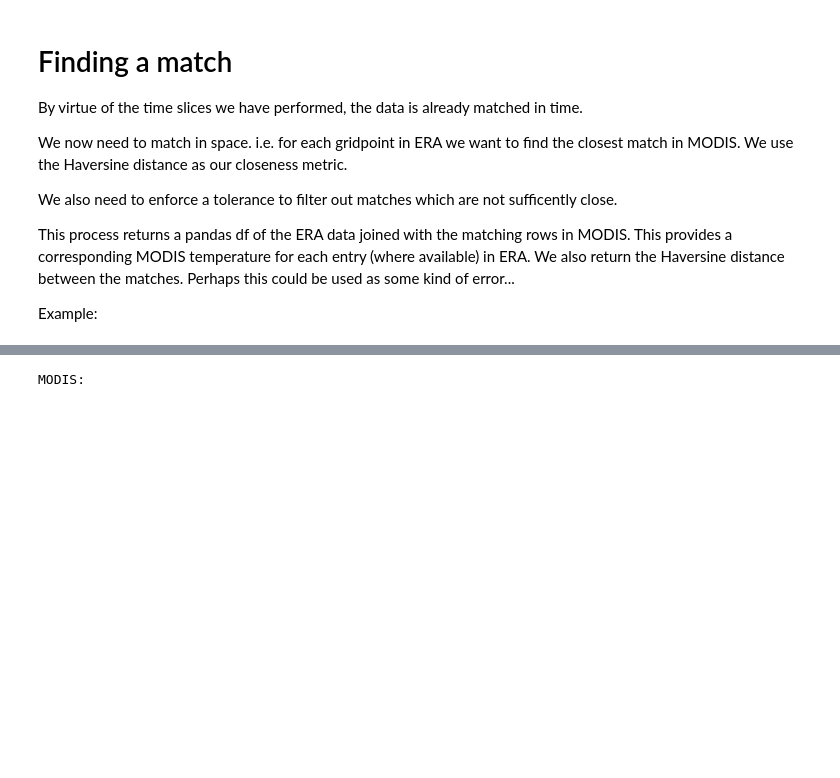
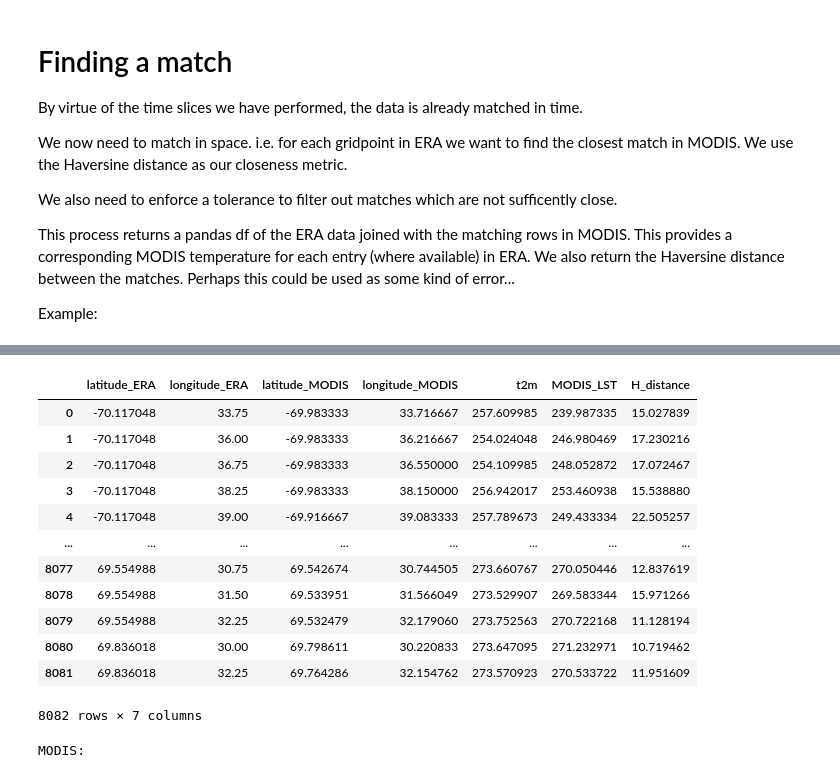
Before and after one commit to tomkimpson/ML4L, a Jupyter notebook: jupyter_notebooks/03.Join_MODIS_with_ERA_faiss.ipynb, the cells around one changed output, grey strips where cells are left out. Drawn from its saved outputs; the diff is of its cells as text; code cells hidden in the pictures; blank space fills up the shorter version.

```diff
--- a/jupyter_notebooks/03.Join_MODIS_with_ERA_faiss.ipynb
+++ b/jupyter_notebooks/03.Join_MODIS_with_ERA_faiss.ipynb
@@ -368,3 +354,19 @@ Wall time: 709 ms
+# %%
+display(df[['latitude_ERA','longitude_ERA','latitude_MODIS','longitude_MODIS','t2m','MODIS_LST','H_distance']])
+# %% [output]
+|  | latitude_ERA | longitude_ERA | latitude_MODIS | longitude_MODIS | t2m | MODIS_LST | H_distance |
+| 0 | -70.117048 | 33.75 | -69.983333 | 33.716667 | 257.609985 | 239.987335 | 15.027839 |
+| 1 | -70.117048 | 36.00 | -69.983333 | 36.216667 | 254.024048 | 246.980469 | 17.230216 |
+| 2 | -70.117048 | 36.75 | -69.983333 | 36.550000 | 254.109985 | 248.052872 | 17.072467 |
+| 3 | -70.117048 | 38.25 | -69.983333 | 38.150000 | 256.942017 | 253.460938 | 15.538880 |
+| 4 | -70.117048 | 39.00 | -69.916667 | 39.083333 | 257.789673 | 249.433334 | 22.505257 |
+| ... | ... | ... | ... | ... | ... | ... | ... |
+| 8077 | 69.554988 | 30.75 | 69.542674 | 30.744505 | 273.660767 | 270.050446 | 12.837619 |
+| 8078 | 69.554988 | 31.50 | 69.533951 | 31.566049 | 273.529907 | 269.583344 | 15.971266 |
+| 8079 | 69.554988 | 32.25 | 69.532479 | 32.179060 | 273.752563 | 270.722168 | 11.128194 |
+| 8080 | 69.836018 | 30.00 | 69.798611 | 30.220833 | 273.647095 | 271.232971 | 10.719462 |
+| 8081 | 69.836018 | 32.25 | 69.764286 | 32.154762 | 273.570923 | 270.533722 | 11.951609 |
+8082 rows × 7 columns
 # %%
 print('MODIS:')
 plot_map(MODIS_df,'longitude','latitude','MODIS_LST')
```
Also changed, not shown: parts of 4 cells of this notebook, 17 other files.
